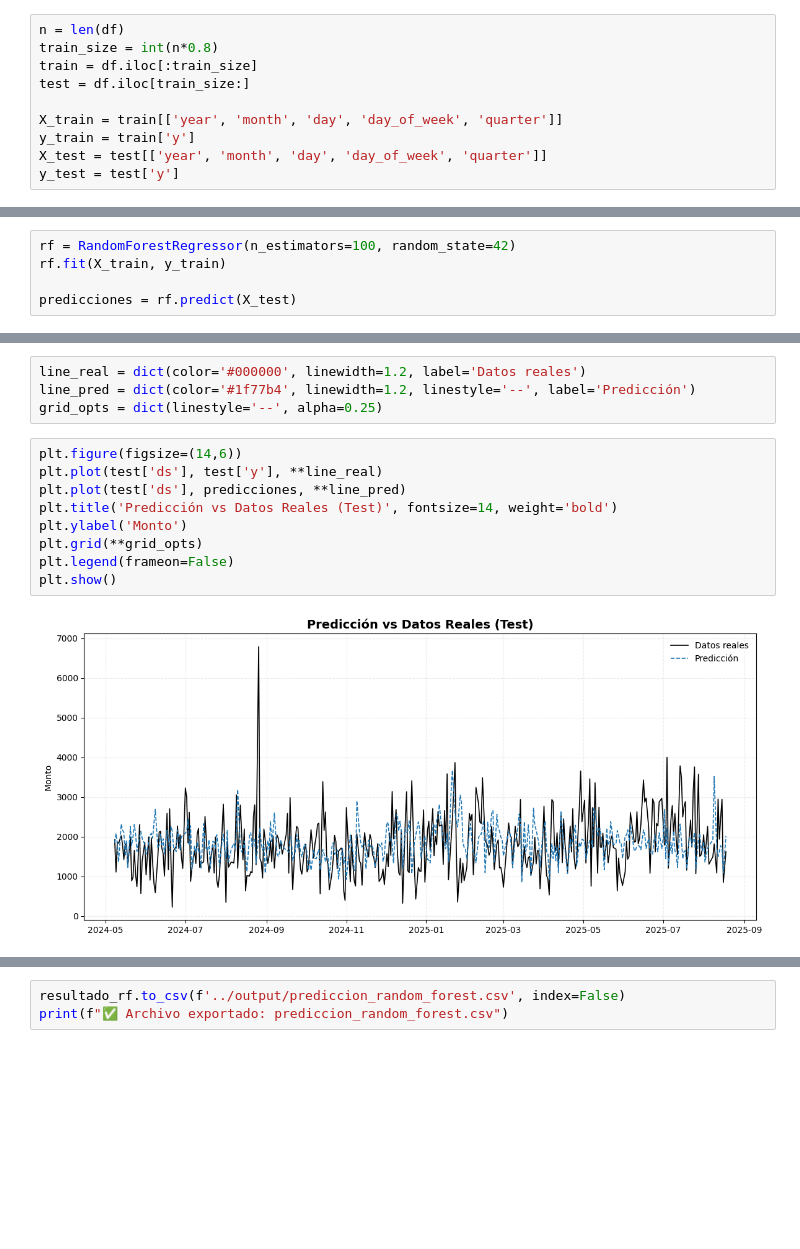
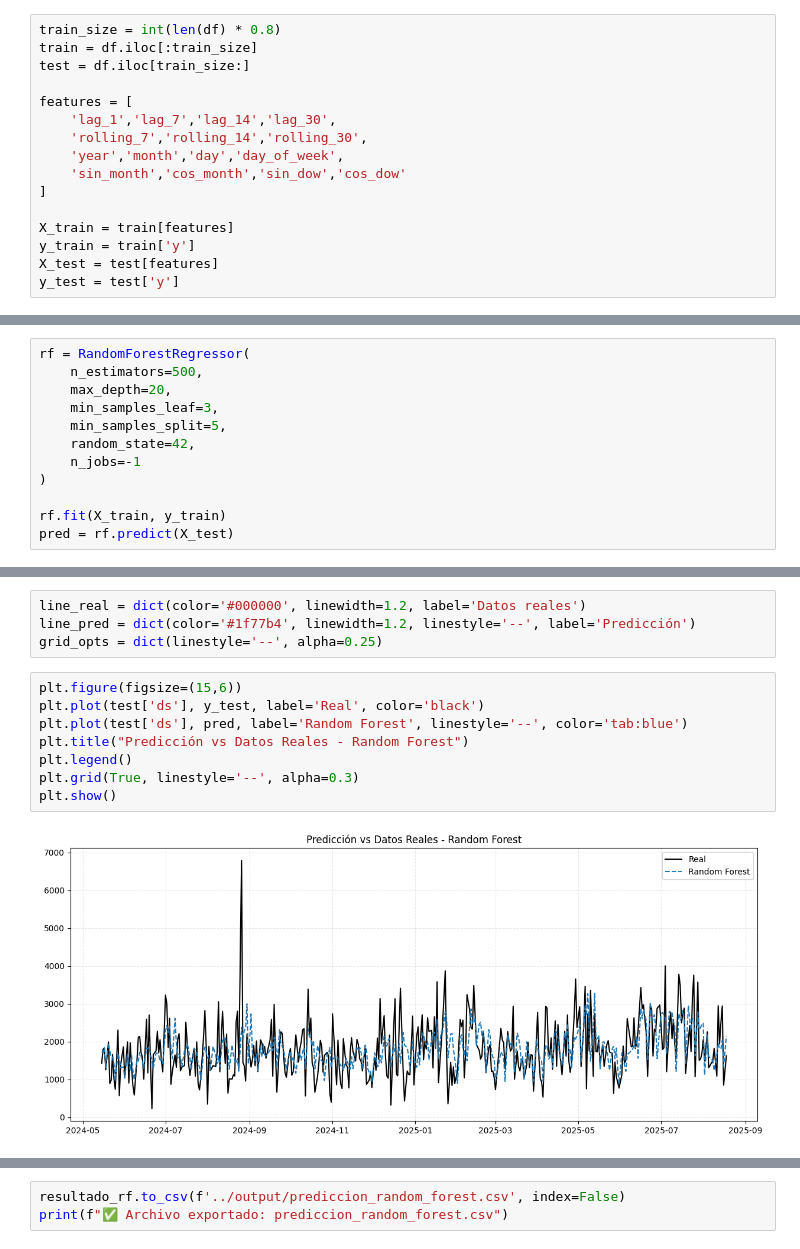
Before and after one commit to JeimiBV/alefarma, a Jupyter notebook: notebooks/RandomForestRegressor.ipynb, the cells around one changed output, grey strips where cells are left out. Saved outputs shown, nothing was run; the diff lists cells and outputs as text; blank space fills up the shorter version.

Commit message:
mejoras en random forest

```diff
--- a/notebooks/RandomForestRegressor.ipynb
+++ b/notebooks/RandomForestRegressor.ipynb
@@ -48,20 +72,33 @@ df.head()
 # %% [markdown]
 ## 4. División del dataset
 # %%
-n = len(df)
-train_size = int(n*0.8)
+train_size = int(len(df) * 0.8)
 train = df.iloc[:train_size]
 test = df.iloc[train_size:]
 
-X_train = train[['year', 'month', 'day', 'day_of_week', 'quarter']]
+features = [
+    'lag_1','lag_7','lag_14','lag_30',
+    'rolling_7','rolling_14','rolling_30',
+    'year','month','day','day_of_week',
+    'sin_month','cos_month','sin_dow','cos_dow'
+]
+
+X_train = train[features]
 y_train = train['y']
-X_test = test[['year', 'month', 'day', 'day_of_week', 'quarter']]
+X_test = test[features]
 y_test = test['y']
 # %% [markdown]
 ## 5. Entrenamiento y predicción del modelo
 # %%
-rf = RandomForestRegressor(n_estimators=100, random_state=42)
+rf = RandomForestRegressor(
+    n_estimators=500,
+    max_depth=20,
+    min_samples_leaf=3,
+    min_samples_split=5,
+    random_state=42,
+    n_jobs=-1
+)
+
 rf.fit(X_train, y_train)
-
-predicciones = rf.predict(X_test)
+pred = rf.predict(X_test)
 # %%
@@ -81,14 +118,13 @@ line_real = dict(color='#000000', linewidth=1.2, label='Datos reales')
 line_pred = dict(color='#1f77b4', linewidth=1.2, linestyle='--', label='Predicción')
 grid_opts = dict(linestyle='--', alpha=0.25)
 # %%
-plt.figure(figsize=(14,6))
-plt.plot(test['ds'], test['y'], **line_real)
-plt.plot(test['ds'], predicciones, **line_pred)
-plt.title('Predicción vs Datos Reales (Test)', fontsize=14, weight='bold')
-plt.ylabel('Monto')
-plt.grid(**grid_opts)
-plt.legend(frameon=False)
+plt.figure(figsize=(15,6))
+plt.plot(test['ds'], y_test, label='Real', color='black')
+plt.plot(test['ds'], pred, label='Random Forest', linestyle='--', color='tab:blue')
+plt.title("Predicción vs Datos Reales - Random Forest")
+plt.legend()
+plt.grid(True, linestyle='--', alpha=0.3)
 plt.show()
 # %% [output]
-[figure, old version]
+[figure, new version]
 # %%
```
Also changed, not shown: parts of 7 cells of this notebook, 3 other files.
